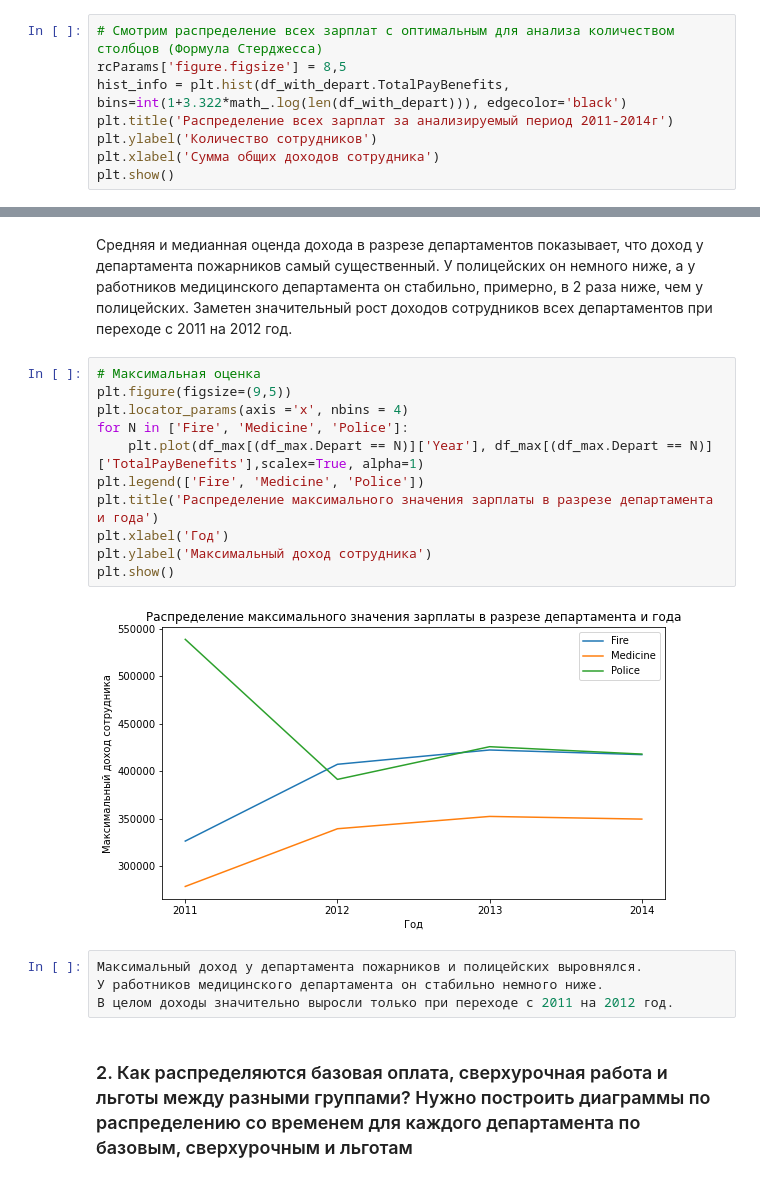
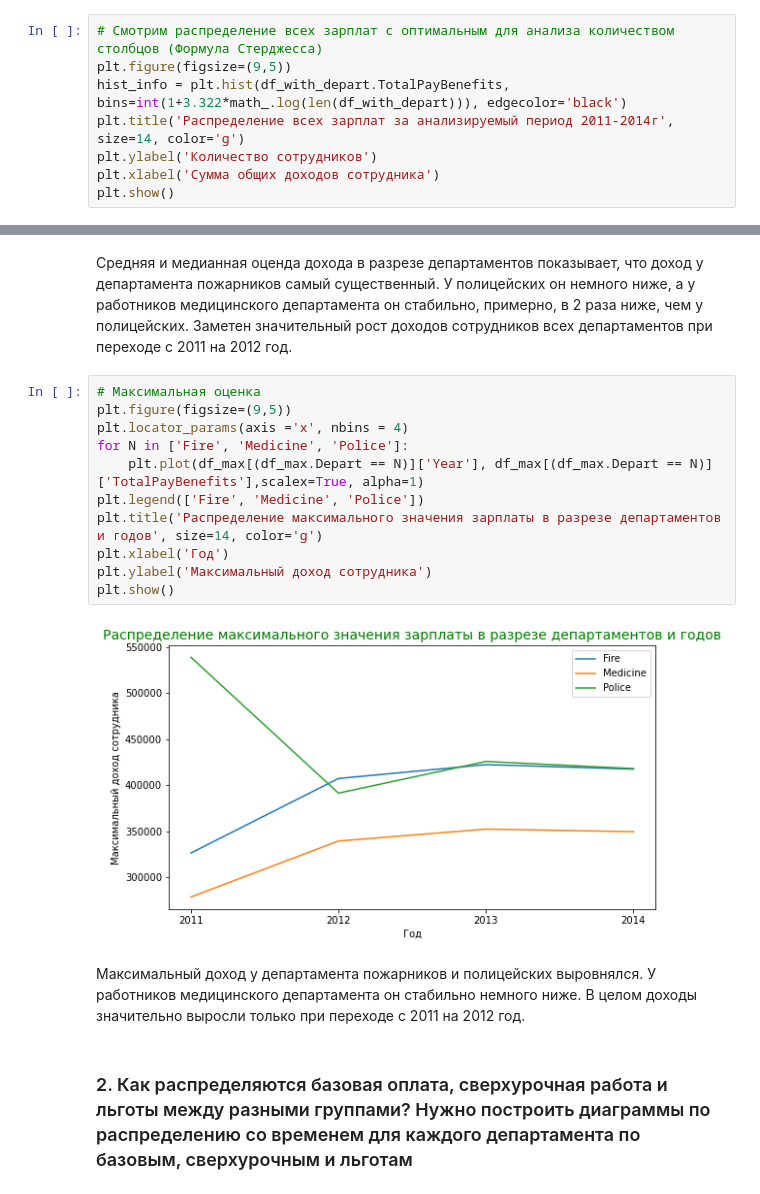
Before and after one commit to PhilippRemizov/My_final_project, a Jupyter notebook: Salaries in San Francisco final.ipynb, the cells around one changed output, grey strips where cells are left out. Drawn from its saved outputs; the diff is of its cells as text.

```diff
--- a/Salaries in San Francisco final.ipynb
+++ b/Salaries in San Francisco final.ipynb
@@ -250,9 +249,9 @@ int(1+3.322*math_.log(len(df_with_depart))) # Оптимальное колич
 32
 # %%
 # Смотрим распределение всех зарплат с оптимальным для анализа количеством столбцов (Формула Стерджесса)
-rcParams['figure.figsize'] = 8,5
+plt.figure(figsize=(9,5))
 hist_info = plt.hist(df_with_depart.TotalPayBenefits, bins=int(1+3.322*math_.log(len(df_with_depart))), edgecolor='black')
-plt.title('Распределение всех зарплат за анализируемый период 2011-2014г')
+plt.title('Распределение всех зарплат за анализируемый период 2011-2014г', size=14, color='g')
 plt.ylabel('Количество сотрудников')
 plt.xlabel('Сумма общих доходов сотрудника')
 plt.show()
@@ -305,20 +304,20 @@ plt.show()
 # %%
 # Максимальная оценка
 plt.figure(figsize=(9,5))
 plt.locator_params(axis ='x', nbins = 4)
 for N in ['Fire', 'Medicine', 'Police']:
     plt.plot(df_max[(df_max.Depart == N)]['Year'], df_max[(df_max.Depart == N)]['TotalPayBenefits'],scalex=True, alpha=1)
 plt.legend(['Fire', 'Medicine', 'Police'])
-plt.title('Распределение максимального значения зарплаты в разрезе департамента и года')
+plt.title('Распределение максимального значения зарплаты в разрезе департаментов и годов', size=14, color='g')
 plt.xlabel('Год')
 plt.ylabel('Максимальный доход сотрудника')
 plt.show()
 # %% [output]
-[figure, old version]
+[figure, new version]
-# %%
-Максимальный доход у департамента пожарников и полицейских выровнялся.
-У работников медицинского департамента он стабильно немного ниже.
-В целом доходы значительно выросли только при переходе с 2011 на 2012 год.
+# %% [markdown]
+Максимальный доход у департамента пожарников и полицейских выровнялся.
+У работников медицинского департамента он стабильно немного ниже.
+В целом доходы значительно выросли только при переходе с 2011 на 2012 год.
 # %% [markdown]
 ### 2. Как распределяются базовая оплата, сверхурочная работа и льготы между разными группами? Нужно построить диаграммы по распределению со временем для каждого департамента по базовым, сверхурочным и льготам
 # %% [markdown]
```
Also changed, not shown: parts of 42 cells of this notebook.
